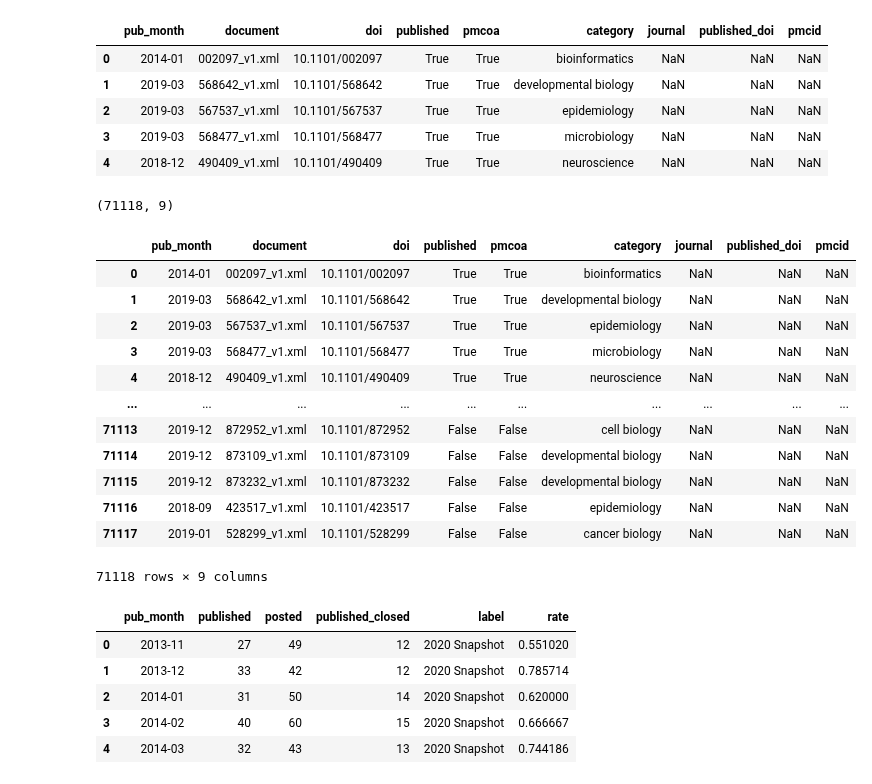
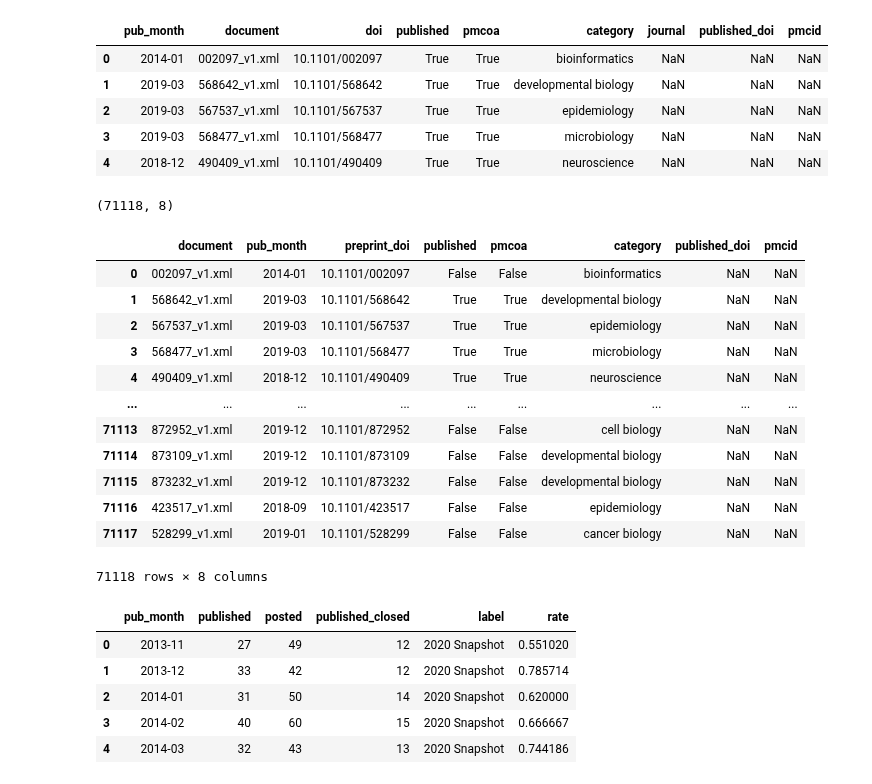
Before and after one commit to greenelab/annorxiver, a Jupyter notebook: biorxiv/article_distances/biorxiv_corrected_published_rate.ipynb, the cells around one changed output. Saved outputs shown, nothing was run; the diff lists cells and outputs as text; code cells hidden in the pictures.

```diff
--- a/biorxiv/article_distances/biorxiv_corrected_published_rate.ipynb
+++ b/biorxiv/article_distances/biorxiv_corrected_published_rate.ipynb
@@ -108,15 +105,12 @@ Novel links filled: 1720
 # %%
 remaining_links = {
-    row['preprint_doi']:[
-        row['published'],
-        row['pmcoa']
-    ]
+    row["preprint_doi"]: [row["published"], row["pmcoa"]]
     for row in (
-        biorxiv_journal_df
-        [["preprint_doi", "published", "pmcoa"]]
-        .to_dict(orient="records")
+        biorxiv_journal_df[["preprint_doi", "published", "pmcoa"]].to_dict(
+            orient="records"
+        )
     )
-    if row['preprint_doi'] not in missing_link_mapper
+    if row["preprint_doi"] not in missing_link_mapper
 }
 print(len(remaining_links))
 # %% [output]
@@ -200,16 +172,14 @@ if not file_path.exists():
 # %%
 if not file_path.exists():
     published_preprint_df = pd.DataFrame.from_records(
-        data_records+[
-            {"month":"2018-09", "document":"423517_v1.xml"},
-            {"month":"2019-01", "document":"528299_v1.xml"}
+        data_records
+        + [
+            {"month": "2018-09", "document": "423517_v1.xml"},
+            {"month": "2019-01", "document": "528299_v1.xml"},
         ]
     )
 else:
-    published_preprint_df = pd.read_csv(
-        file_path,
-        sep="\t"
-    )
+    published_preprint_df = pd.read_csv(file_path, sep="\t")
 print(published_preprint_df.shape)
 published_preprint_df.head()
 # %% [output]
@@ -222,35 +192,34 @@ published_preprint_df.head()
 | 4 | 2018-12 | 490409_v1.xml | 10.1101/490409 | True | True | neuroscience | NaN | NaN | NaN |
 # %%
 if not file_path.exists():
-    final_mapped_df = (
-        published_preprint_df
-        .merge(
-            updated_biorxiv_journal_df,
-            on="document"
-        )
-        .rename(index=str, columns={"month":"pub_month"})
-    )
+    final_mapped_df = published_preprint_df.merge(
+        updated_biorxiv_journal_df, on="document"
+    ).rename(index=str, columns={"month": "pub_month"})
     print(final_mapped_df.shape)
 else:
-    final_mapped_df = published_preprint_df
+    final_mapped_df = (
+        published_preprint_df[["document", "pub_month"]]
+        .merge(updated_biorxiv_journal_df, on="document", how="left")
+        .rename(index=str, columns={"month": "pub_month"})
+    )
     print(final_mapped_df.shape)
 
 final_mapped_df
 # %% [output]
-(71118, 9)
+(71118, 8)
-|  | pub_month | document | doi | published | pmcoa | category | journal | published_doi | pmcid |
-| 0 | 2014-01 | 002097_v1.xml | 10.1101/002097 | True | True | bioinformatics | NaN | NaN | NaN |
-| 1 | 2019-03 | 568642_v1.xml | 10.1101/568642 | True | True | developmental biology | NaN | NaN | NaN |
-| 2 | 2019-03 | 567537_v1.xml | 10.1101/567537 | True | True | epidemiology | NaN | NaN | NaN |
-| 3 | 2019-03 | 568477_v1.xml | 10.1101/568477 | True | True | microbiology | NaN | NaN | NaN |
-| 4 | 2018-12 | 490409_v1.xml | 10.1101/490409 | True | True | neuroscience | NaN | NaN | NaN |
-| ... | ... | ... | ... | ... | ... | ... | ... | ... | ... |
-| 71113 | 2019-12 | 872952_v1.xml | 10.1101/872952 | False | False | cell biology | NaN | NaN | NaN |
-| 71114 | 2019-12 | 873109_v1.xml | 10.1101/873109 | False | False | developmental biology | NaN | NaN | NaN |
-| 71115 | 2019-12 | 873232_v1.xml | 10.1101/873232 | False | False | developmental biology | NaN | NaN | NaN |
-| 71116 | 2018-09 | 423517_v1.xml | 10.1101/423517 | False | False | epidemiology | NaN | NaN | NaN |
-| 71117 | 2019-01 | 528299_v1.xml | 10.1101/528299 | False | False | cancer biology | NaN | NaN | NaN |
+|  | document | pub_month | preprint_doi | published | pmcoa | category | published_doi | pmcid |
+| 0 | 002097_v1.xml | 2014-01 | 10.1101/002097 | False | False | bioinformatics | NaN | NaN |
+| 1 | 568642_v1.xml | 2019-03 | 10.1101/568642 | True | True | developmental biology | NaN | NaN |
+| 2 | 567537_v1.xml | 2019-03 | 10.1101/567537 | True | True | epidemiology | NaN | NaN |
+| 3 | 568477_v1.xml | 2019-03 | 10.1101/568477 | True | True | microbiology | NaN | NaN |
+| 4 | 490409_v1.xml | 2018-12 | 10.1101/490409 | True | True | neuroscience | NaN | NaN |
+| ... | ... | ... | ... | ... | ... | ... | ... | ... |
+| 71113 | 872952_v1.xml | 2019-12 | 10.1101/872952 | False | False | cell biology | NaN | NaN |
+| 71114 | 873109_v1.xml | 2019-12 | 10.1101/873109 | False | False | developmental biology | NaN | NaN |
+| 71115 | 873232_v1.xml | 2019-12 | 10.1101/873232 | False | False | developmental biology | NaN | NaN |
+| 71116 | 423517_v1.xml | 2018-09 | 10.1101/423517 | False | False | epidemiology | NaN | NaN |
+| 71117 | 528299_v1.xml | 2019-01 | 10.1101/528299 | False | False | cancer biology | NaN | NaN |
-71118 rows × 9 columns
+71118 rows × 8 columns
 # %%
 if not file_path.exists():
     (
```
Also changed, not shown: parts of 14 cells of this notebook, 9 other files.
